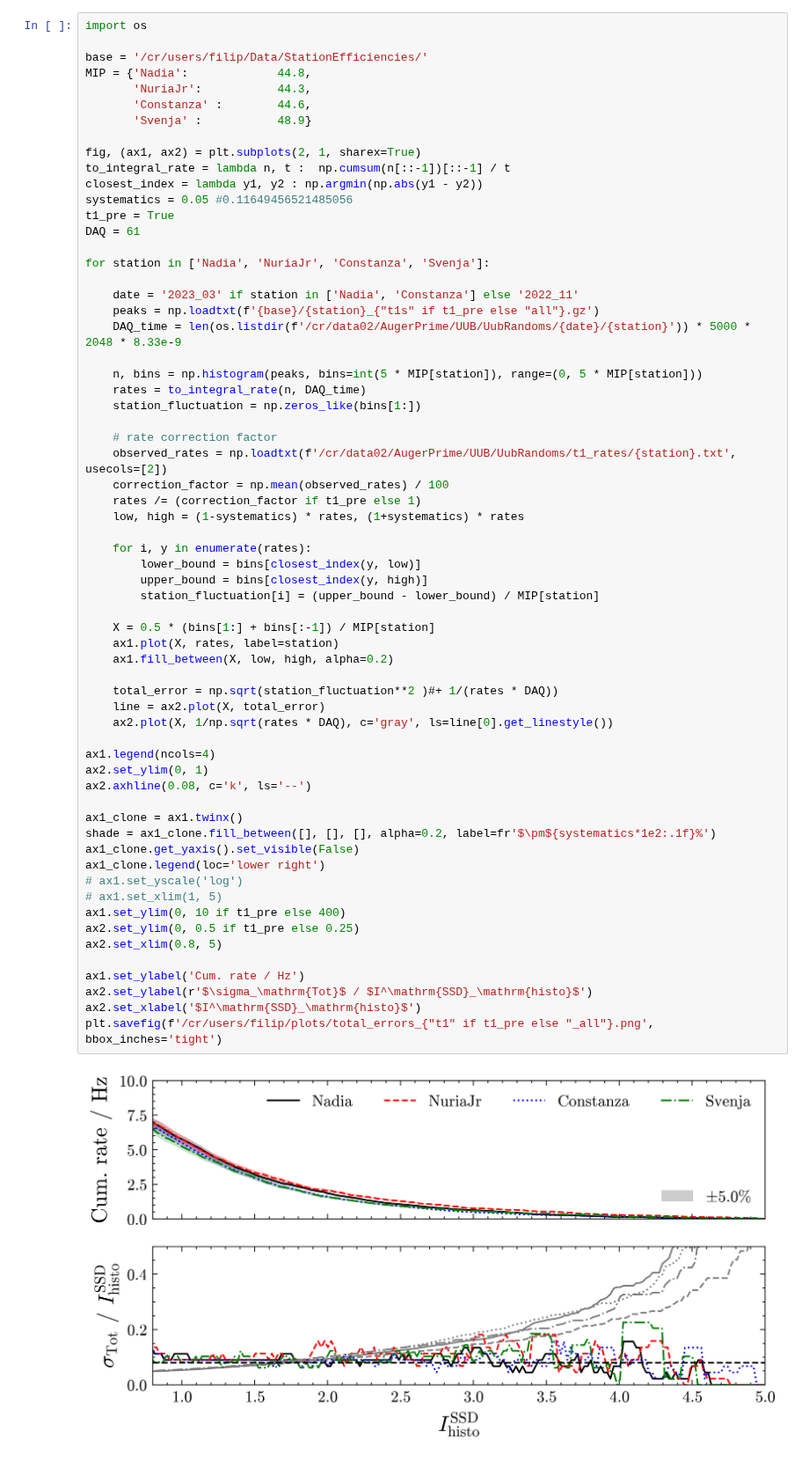
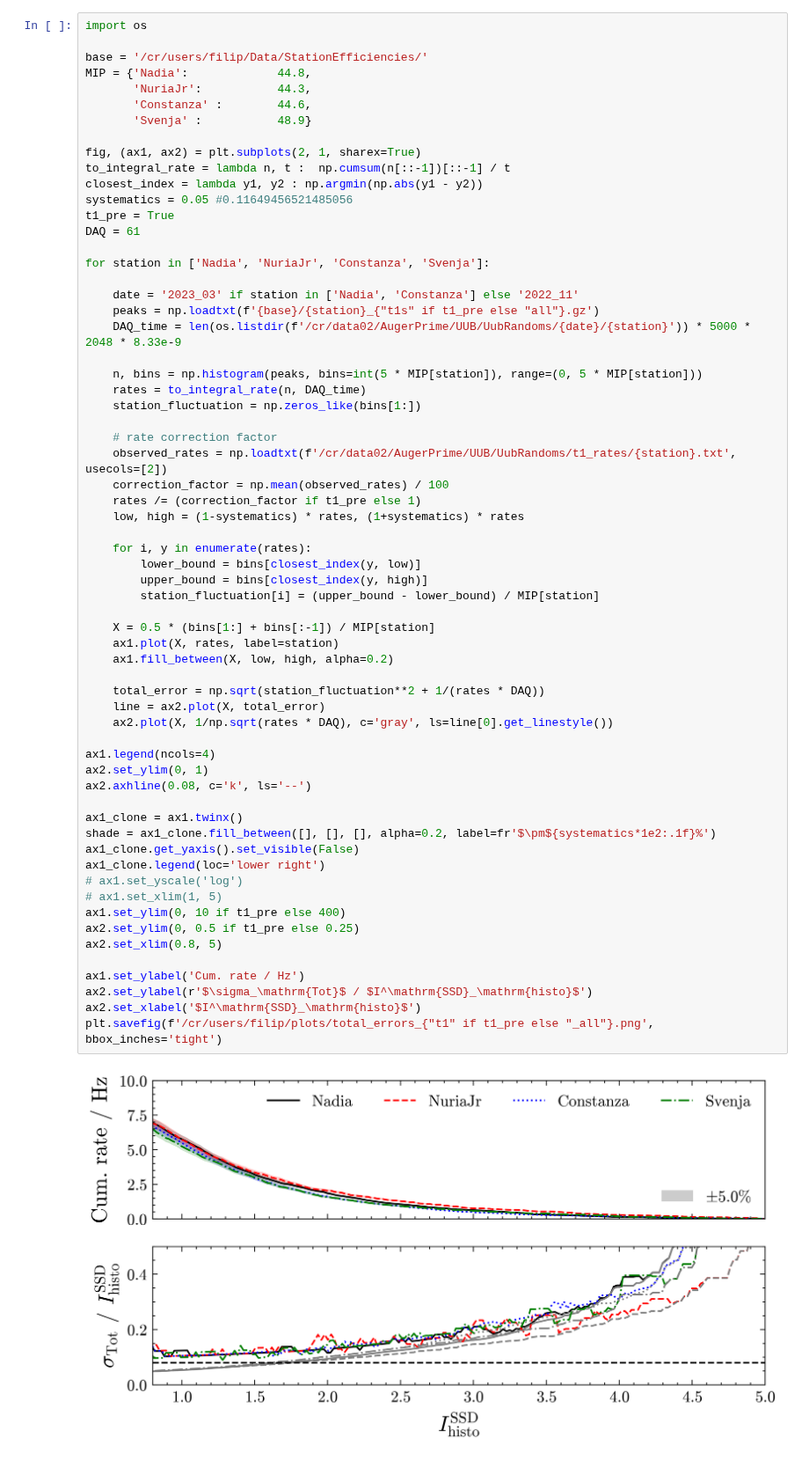
Before and after one commit to Quizznor/phd-thesis, a Jupyter notebook: Projects/UubRandomsLib/calculate_randoms_station_fluctuation.ipynb, the cells around one changed output. Shown at 88% size. Drawn from its saved outputs; the diff is of its cells as text.

Commit message:
finish rate map visualization

```diff
--- a/Projects/UubRandomsLib/calculate_randoms_station_fluctuation.ipynb
+++ b/Projects/UubRandomsLib/calculate_randoms_station_fluctuation.ipynb
@@ -51,32 +51,32 @@ for station in ['Nadia', 'NuriaJr', 'Constanza', 'Svenja']:
         lower_bound = bins[closest_index(y, low)]
         upper_bound = bins[closest_index(y, high)]
         station_fluctuation[i] = (upper_bound - lower_bound) / MIP[station]
 
     X = 0.5 * (bins[1:] + bins[:-1]) / MIP[station]
     ax1.plot(X, rates, label=station)
     ax1.fill_between(X, low, high, alpha=0.2)
 
-    total_error = np.sqrt(station_fluctuation**2 )#+ 1/(rates * DAQ))
+    total_error = np.sqrt(station_fluctuation**2 + 1/(rates * DAQ))
     line = ax2.plot(X, total_error)
     ax2.plot(X, 1/np.sqrt(rates * DAQ), c='gray', ls=line[0].get_linestyle())
 
 ax1.legend(ncols=4)
 ax2.set_ylim(0, 1)
 ax2.axhline(0.08, c='k', ls='--')
 
 ax1_clone = ax1.twinx()
 shade = ax1_clone.fill_between([], [], [], alpha=0.2, label=fr'$\pm${systematics*1e2:.1f}%')
 ax1_clone.get_yaxis().set_visible(False)
 ax1_clone.legend(loc='lower right')
 # ax1.set_yscale('log')
 # ax1.set_xlim(1, 5)
 ax1.set_ylim(0, 10 if t1_pre else 400)
 ax2.set_ylim(0, 0.5 if t1_pre else 0.25)
 ax2.set_xlim(0.8, 5)
 
 ax1.set_ylabel('Cum. rate / Hz')
 ax2.set_ylabel(r'$\sigma_\mathrm{Tot}$ / $I^\mathrm{SSD}_\mathrm{histo}$')
 ax2.set_xlabel('$I^\mathrm{SSD}_\mathrm{histo}$')
 plt.savefig(f'/cr/users/filip/plots/total_errors_{"t1" if t1_pre else "_all"}.png', bbox_inches='tight')
 # %% [output]
-[figure, old version]
+[figure, new version]
```
Also changed, not shown: parts of 1 cell of this notebook, 9 other files.
